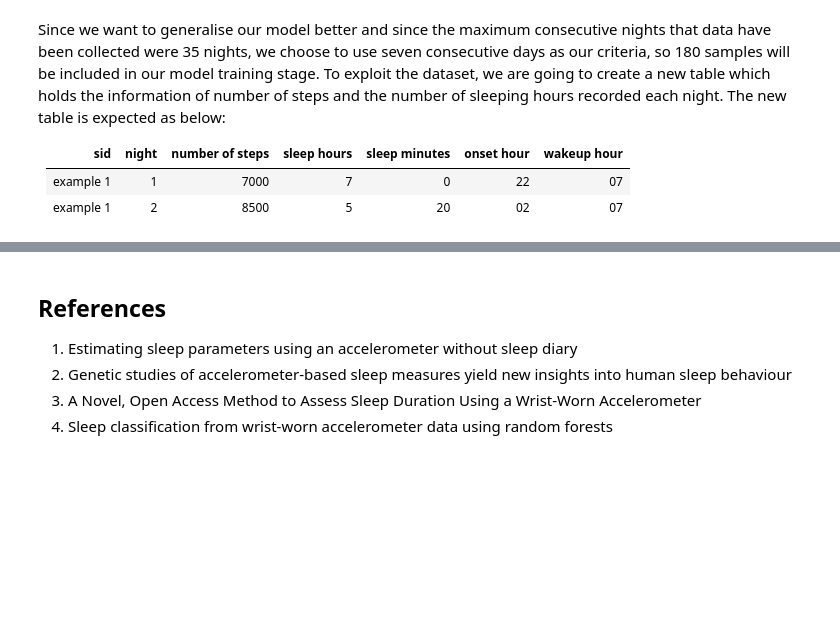
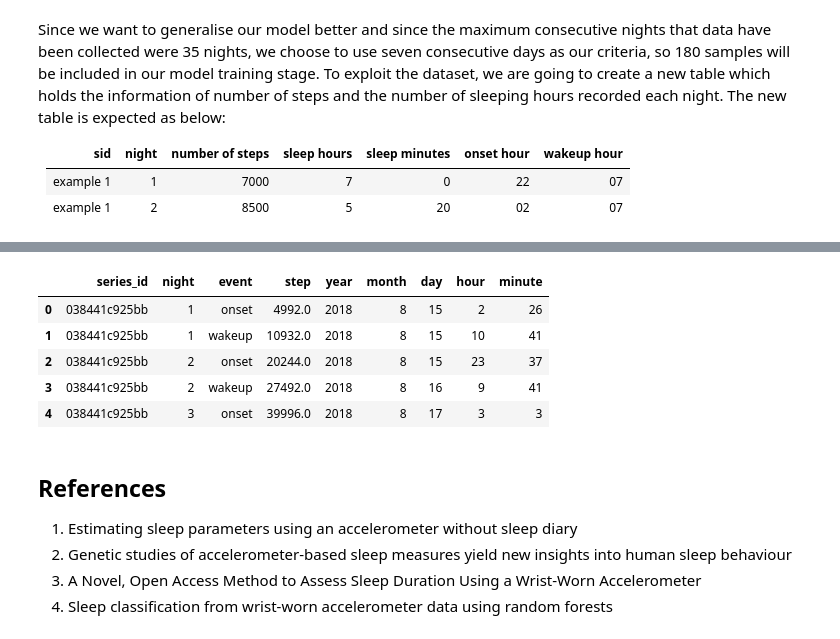
Before and after one commit to HKEdwin22/CMI_SleepWindowPrediction, a Jupyter notebook: EDA.ipynb, the cells around one changed output, grey strips where cells are left out. Saved outputs shown, nothing was run; the diff lists cells and outputs as text; code cells hidden in the pictures; blank space fills up the shorter version.

Commit message:
Extracted timestamps

```diff
--- a/EDA.ipynb
+++ b/EDA.ipynb
@@ -239,0 +226,13 @@ df_replace = pd.read_csv('./train_events_replacement.csv')
+# %%
+# Extract the year, month, day, hour and minute
+df_temp = pd.read_csv('./train_events_replacement.csv', index_col=0)
+df_temp = df_temp.dropna()
+df_temp['UTC_timestamp'] = pd.to_datetime(df_temp['timestamp'], utc=True)
+
+df_temp['year'] = df_temp['UTC_timestamp'].dt.year
+df_temp['month'] = df_temp['UTC_timestamp'].dt.month
+df_temp['day'] = df_temp['UTC_timestamp'].dt.day
+df_temp['hour'] = df_temp['UTC_timestamp'].dt.hour
+df_temp['minute'] = df_temp['UTC_timestamp'].dt.minute
+df_temp = df_temp.drop('timestamp', axis=1)
+df_temp = df_temp.drop('UTC_timestamp', axis=1)
@@ -240,3 +243,12 @@ df_replace = pd.read_csv('./train_events_replacement.csv')
+# %%
+df_temp.head()
+# %% [output]
+|  | series_id | night | event | step | year | month | day | hour | minute |
+| 0 | 038441c925bb | 1 | onset | 4992.0 | 2018 | 8 | 15 | 2 | 26 |
+| 1 | 038441c925bb | 1 | wakeup | 10932.0 | 2018 | 8 | 15 | 10 | 41 |
+| 2 | 038441c925bb | 2 | onset | 20244.0 | 2018 | 8 | 15 | 23 | 37 |
+| 3 | 038441c925bb | 2 | wakeup | 27492.0 | 2018 | 8 | 16 | 9 | 41 |
+| 4 | 038441c925bb | 3 | onset | 39996.0 | 2018 | 8 | 17 | 3 | 3 |
 # %% [markdown]
 ## References
 1.	Estimating sleep parameters using an accelerometer without sleep diary
```
Also changed, not shown: parts of 5 cells of this notebook.
